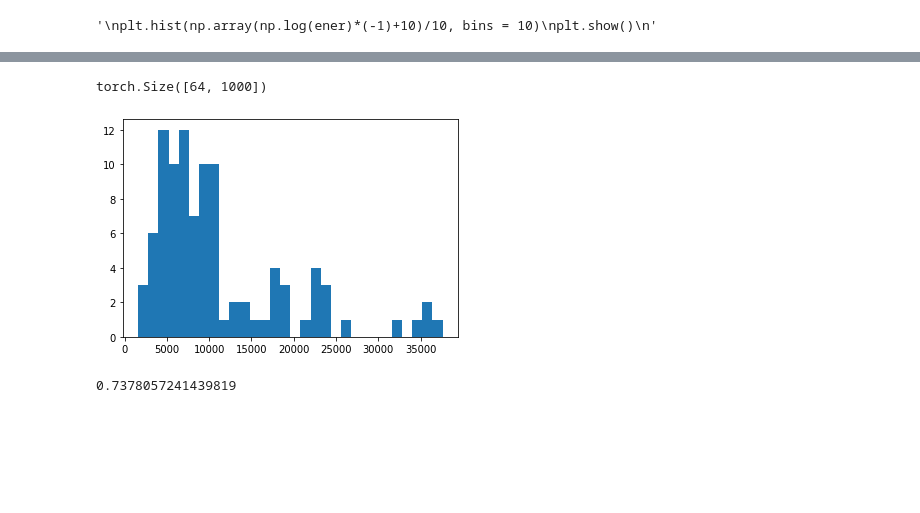
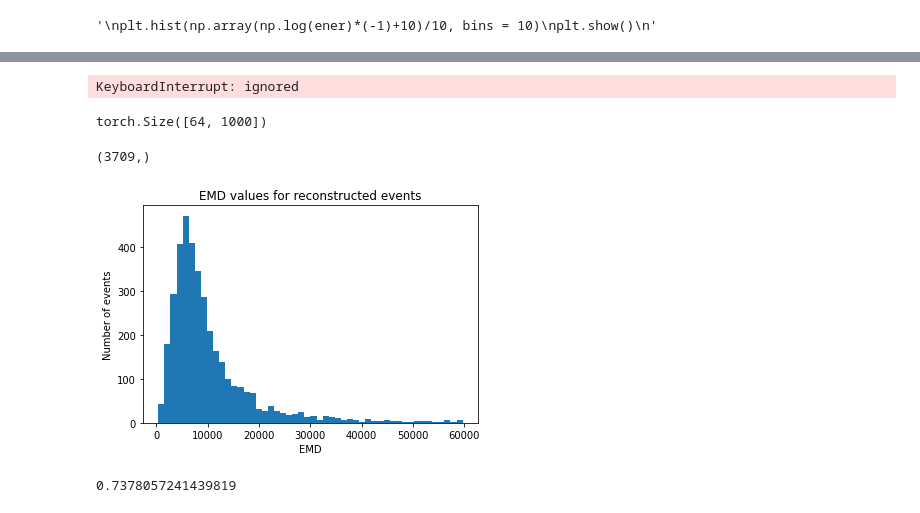
Before and after one commit to ahariri13/FALCON, a Jupyter notebook: mincut_pooling/train_falcon_diffpool.ipynb, the cells around one changed output, grey strips where cells are left out. Saved outputs shown, nothing was run; the diff lists cells and outputs as text; code cells hidden in the pictures; blank space fills up the shorter version.

```diff
--- a/mincut_pooling/train_falcon_diffpool.ipynb
+++ b/mincut_pooling/train_falcon_diffpool.ipynb
@@ -324,7 +414,7 @@ for epoch in range(1):
   count=0
   c5,c6=0,args.batch_size
   epLoss=0
-  t = time.time()
+  #t = time.time()
 
   recs=[]
   orig=[]
@@ -350,8 +440,9 @@ for epoch in range(1):
 
           whole4=whole4.cuda()
           mask4=mask4.cuda()
-
+          t = time.time()
           r14 ,adj4,mu4,sig4,mc_loss4,o_loss4= model3(whole4,wholeAdj4,lengs4,mask4,args.maxnodes)
+          print("time=", "{:.5f}".format(time.time() - t))
 
           loss4 = loss_function(r14,whole4,nodeCount4,lengs4,args.maxnodes,mu4,sig4)/args.batch_size+mc_loss4+o_loss4
           #loss3 = loss_function(r13,whole3,nodeCount,lengs3,args.maxnodes,mu3,sig3)/args.batch_size+m_loss3+o_loss3
@@ -359,5 +450,7 @@ for epoch in range(1):
           recs+=r14
           orig+=whole4
           maskit+=mask4
-          if count==60:
+          if count==1:
+
+
             break;
@@ -386,16 +498,18 @@ import energyflow
 import ot
 # %%
 emd_res=[]
-for samp in range(100):
+for samp in range(3800):
   emd_res.append(energyflow.emd.emd(baseline[samp].cpu().numpy(), baseOrigs[samp].cpu().numpy(), R=1.0, norm=False, beta=1.0, measure='euclidean', coords='hadronic',
                     return_flow=False, gdim=None, mask=False, n_iter_max=100000, periodic_phi=False, phi_col=2, empty_policy='error'))
+# %% [output]
+KeyboardInterrupt: ignored
 # %%
 mask4.shape
 # %% [output]
 torch.Size([64, 1000])
 # %%
 emd_res2=[]
-for samp in range(100):
+for samp in range(3800):
   emd_res2.append(energyflow.emd.emd(copyrecs[samp].cpu().numpy(), copyorigs[samp].cpu().numpy(), R=1.0, norm=False, beta=1.0, measure='euclidean', coords='hadronic',
                     return_flow=False, gdim=None, mask=False, n_iter_max=100000, periodic_phi=False, phi_col=2, empty_policy='error'))
 # %%
@@ -405,14 +519,21 @@ for samp in range(100):
                     return_flow=False, gdim=None, mask=True, n_iter_max=100000, periodic_phi=False, phi_col=2, empty_policy='error'))
 # %%
 emd2=np.array(emd_res2)
-emd2=emd2[emd2<100000]
+emd2=emd2[emd2<60000]
+# %%
+emd2.shape
+# %% [output]
+(3709,)
 # %%
 import matplotlib.pyplot as plt
 
-plt.hist(emd2, bins = 30)
+plt.hist(emd2, bins = 50)
+plt.title('EMD values for reconstructed events')
+plt.xlabel('EMD')
+plt.ylabel('Number of events')
 plt.show()
 # %% [output]
-[figure, old version]
+[figure, new version]
 # %%
 cur_loss4
 # %% [output]
```
Also changed, not shown: parts of 7 cells of this notebook.
